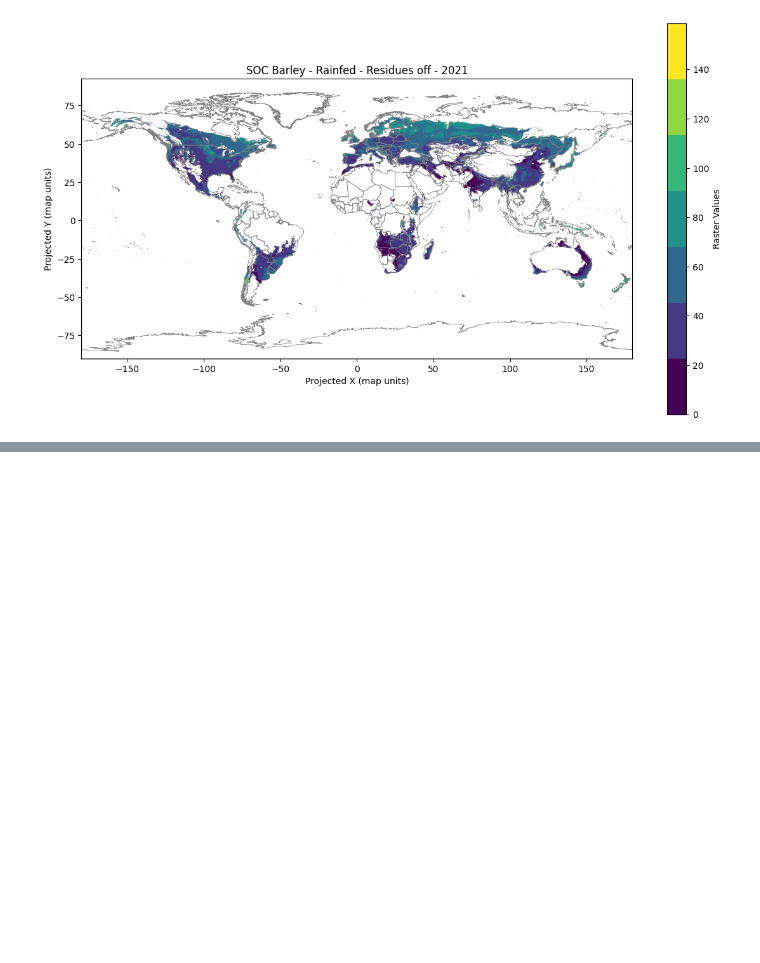
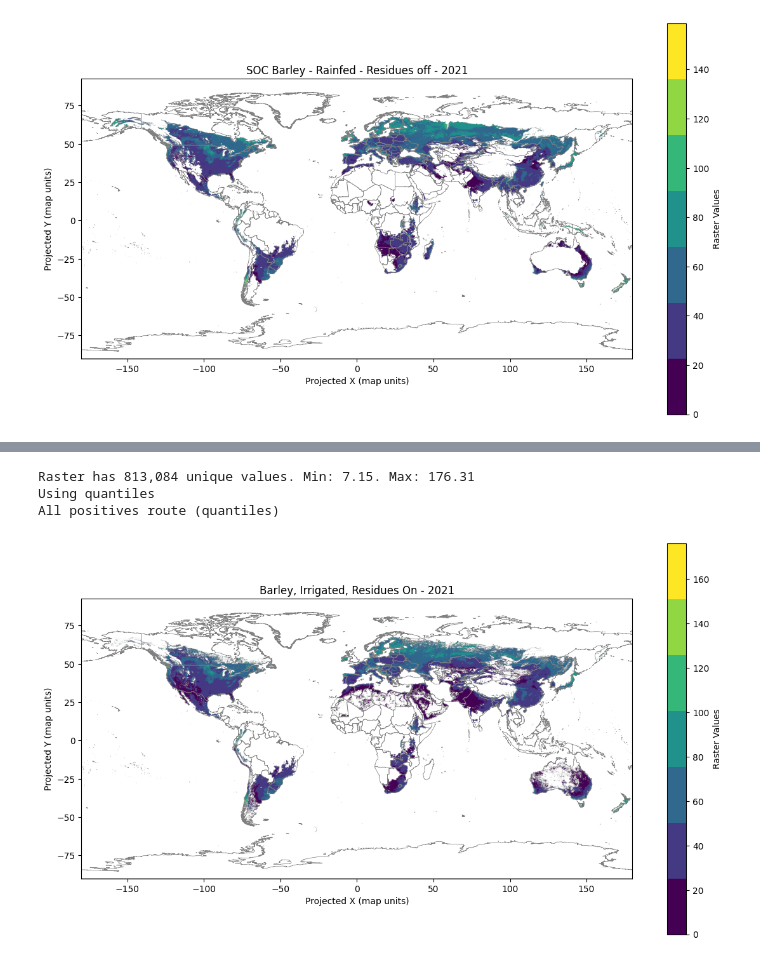
Before and after one commit to cloyolaangosto/SBTN_Test, a Jupyter notebook: documentation/SOC_Support/FAO_GAEZ_lu_yields.ipynb, the cells around one changed output, grey strips where cells are left out. Saved outputs shown, nothing was run; the diff lists cells and outputs as text; code cells hidden in the pictures; blank space fills up the shorter version.

```diff
--- a/documentation/SOC_Support/FAO_GAEZ_lu_yields.ipynb
+++ b/documentation/SOC_Support/FAO_GAEZ_lu_yields.ipynb
@@ -614,0 +754,7 @@ All positives route (quantiles)
+# %%
+mp.plot_raster_on_world_extremes_cutoff(soc_bar_irr_ron, "Barley, Irrigated, Residues On - 2021", perc_cutoff=0, quantiles = 7, raster_band = 6)
+# %% [output]
+Raster has 813,084 unique values. Min: 7.15. Max: 176.31
+Using quantiles
+All positives route (quantiles)
+[figure, added]
```
Also changed, not shown: parts of 13 cells of this notebook, 2 other files.
